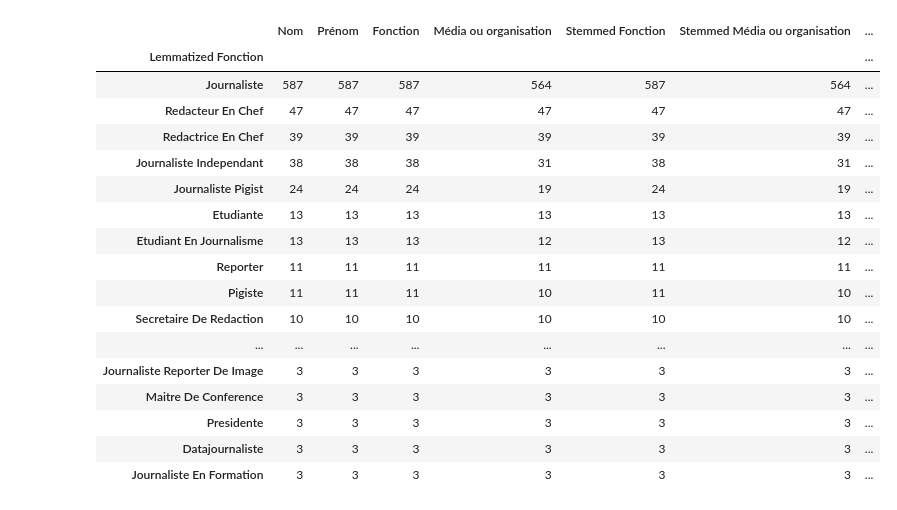
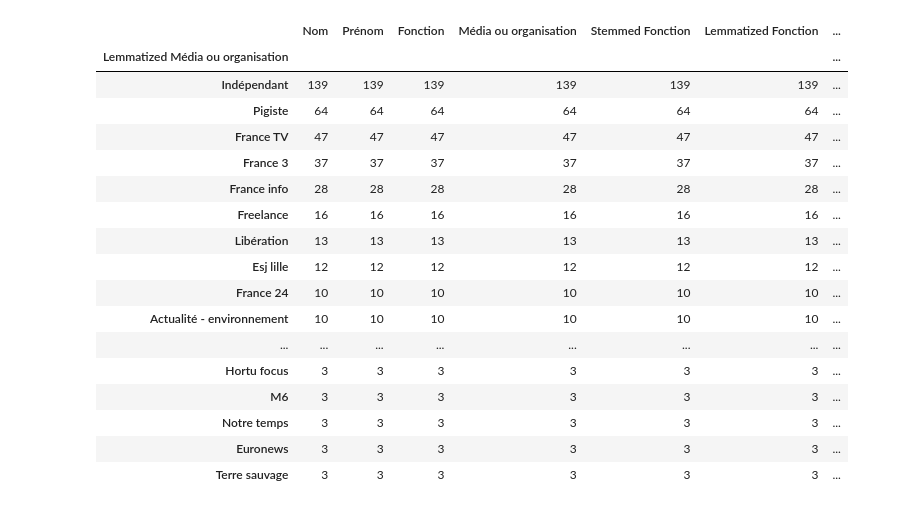
Before and after one commit to dataforgoodfr/quotaclimat, a Jupyter notebook: notebooks/nlp_charte_journalisme.ipynb, the cells around one changed output. Cells and saved outputs as stored; diff of their text form; code cells hidden in the pictures.

```diff
--- a/notebooks/nlp_charte_journalisme.ipynb
+++ b/notebooks/nlp_charte_journalisme.ipynb
@@ -51,6 +45,6 @@ Name: Fonction, dtype: int64
 # %%
 def apply_stemmer(df, column_name) -> pd.DataFrame:
-    '''
+    """
     Apply a Porter Stemmer to the given column of a dataframe.
 
     Parameters
@@ -63,25 +57,25 @@ def apply_stemmer(df, column_name) -> pd.DataFrame:
     Returns
     -------
     The entire dataframe, with the new column.
-    '''
+    """
     # New column name
     new_column_name = f"Stemmed {column_name}"
     # Unidecode to remove accent
-    df[new_column_name] = [unidecode(sentence) if pd.notna(sentence) \
-        else sentence for sentence in df[column_name]]
+    #df[new_column_name] = [unidecode(sentence) if pd.notna(sentence) \
+    #    else sentence for sentence in df[column_name]]
     # Apply porter stemmer
     ps = FrenchStemmer()
-    df[new_column_name] = [[ps.stem(token).capitalize() for token in sentence.split(" ")] \
-        if pd.notna(sentence) else sentence for sentence in df[new_column_name]]
+    df[new_column_name] = [[ps.stem(token) for token in sentence.split(" ")] \
+        if pd.notna(sentence) else sentence for sentence in df[column_name]]
     # Join stemmed words
-    df[new_column_name] = [" ".join(sentence) \
+    df[new_column_name] = [" ".join(sentence).capitalize() \
         if type(sentence) == list else sentence for sentence in df[new_column_name]]
 
     return df
 
 
 def apply_lemmatizer(df, column_name) -> pd.DataFrame:
-    '''
+    """
     Lemmatize the given column of a dataframe.
 
     Parameters
@@ -94,23 +88,28 @@ def apply_lemmatizer(df, column_name) -> pd.DataFrame:
     Returns
     -------
     The entire dataframe, with the new column.
-    '''
+    """
     # New column name
     new_column_name = f"Lemmatized {column_name}"
-    # Unidecode to remove accent
-    df[new_column_name] = [unidecode(sentence) if pd.notna(sentence) \
-        else sentence for sentence in df[column_name]]
+
     # Apply porter stemmer
-    df[new_column_name] = [[token.lemma_.capitalize() for token in nlp(sentence)] \
-        if pd.notna(sentence) else sentence for sentence in df[new_column_name]]
+    df[new_column_name] = [[token.lemma_ for token in nlp(sentence)] \
+        if pd.notna(sentence) else sentence for sentence in df[column_name]]
     # Join stemmed words
-    df[new_column_name] = [" ".join(sentence) \
+    df[new_column_name] = [" ".join(sentence).capitalize() \
         if type(sentence) == list else sentence for sentence in df[new_column_name]]
+
+    # Clean media with REGEX
+    df[new_column_name] = df[new_column_name] \
+        .str.replace(r"[Ff]rance.?3.*", "France 3") \
+        .str.replace(r"[Ff]rance.?télévisions?|[Ff]rance.?[Tt][Vv].?", "France TV") \
+        .str.replace(r"[Ff]rance.?info.*", "France info") \
+        .str.replace(r".*[Ii]nd[ée]pend.*", "Indépendant")
 
     return df
 
 for name in ["Fonction", "Média ou organisation"]:
     df_signing = apply_stemmer(df_signing, column_name=name)
     df_signing = apply_lemmatizer(df_signing, column_name=name)
-df_signing.head(25)
+df_signing.head()
 # %% [output]
@@ -134,13 +132,11 @@ df_signing.head(25)
 # %%
-def check_unique_values(df, column_names):
-    for name in column_names:
-        print(f"Number of unique values in {name}:", len(df[name].unique()))
-
 column_to_check = [
     "Stemmed Fonction", "Lemmatized Fonction",
     "Stemmed Média ou organisation", "Lemmatized Média ou organisation"
 ]
 check_unique_values(df_signing, column_to_check)
 
-df_signing.groupby("Lemmatized Fonction").count().sort_values("Nom", ascending=False).head(50)
+df_signing.groupby("Lemmatized Média ou organisation").count().sort_values("Nom", ascending=False).head(50)
+
+#df_signing['Lemmatized Média ou organisation'].value_counts()
 # %% [output]
@@ -151,21 +147,21 @@ Number of unique values in Lemmatized Média ou organisation: 888
-|  | Nom | Prénom | Fonction | Média ou organisation | Stemmed Fonction | Stemmed Média ou organisation | ... |
-| Lemmatized Fonction |  |  |  |  |  |  | ... |
-| Journaliste | 587 | 587 | 587 | 564 | 587 | 564 | ... |
-| Redacteur En Chef | 47 | 47 | 47 | 47 | 47 | 47 | ... |
-| Redactrice En Chef | 39 | 39 | 39 | 39 | 39 | 39 | ... |
-| Journaliste Independant | 38 | 38 | 38 | 31 | 38 | 31 | ... |
-| Journaliste Pigist | 24 | 24 | 24 | 19 | 24 | 19 | ... |
-| Etudiante | 13 | 13 | 13 | 13 | 13 | 13 | ... |
-| Etudiant En Journalisme | 13 | 13 | 13 | 12 | 13 | 12 | ... |
-| Reporter | 11 | 11 | 11 | 11 | 11 | 11 | ... |
-| Pigiste | 11 | 11 | 11 | 10 | 11 | 10 | ... |
-| Secretaire De Redaction | 10 | 10 | 10 | 10 | 10 | 10 | ... |
+|  | Nom | Prénom | Fonction | Média ou organisation | Stemmed Fonction | Lemmatized Fonction | ... |
+| Lemmatized Média ou organisation |  |  |  |  |  |  | ... |
+| Indépendant | 139 | 139 | 139 | 139 | 139 | 139 | ... |
+| Pigiste | 64 | 64 | 64 | 64 | 64 | 64 | ... |
+| France TV | 47 | 47 | 47 | 47 | 47 | 47 | ... |
+| France 3 | 37 | 37 | 37 | 37 | 37 | 37 | ... |
+| France info | 28 | 28 | 28 | 28 | 28 | 28 | ... |
+| Freelance | 16 | 16 | 16 | 16 | 16 | 16 | ... |
+| Libération | 13 | 13 | 13 | 13 | 13 | 13 | ... |
+| Esj lille | 12 | 12 | 12 | 12 | 12 | 12 | ... |
+| France 24 | 10 | 10 | 10 | 10 | 10 | 10 | ... |
+| Actualité - environnement | 10 | 10 | 10 | 10 | 10 | 10 | ... |
 | ... | ... | ... | ... | ... | ... | ... | ... |
-| Journaliste Reporter De Image | 3 | 3 | 3 | 3 | 3 | 3 | ... |
-| Maitre De Conference | 3 | 3 | 3 | 3 | 3 | 3 | ... |
-| Presidente | 3 | 3 | 3 | 3 | 3 | 3 | ... |
-| Datajournaliste | 3 | 3 | 3 | 3 | 3 | 3 | ... |
-| Journaliste En Formation | 3 | 3 | 3 | 3 | 3 | 3 | ... |
+| Hortu focus | 3 | 3 | 3 | 3 | 3 | 3 | ... |
+| M6 | 3 | 3 | 3 | 3 | 3 | 3 | ... |
+| Notre temps | 3 | 3 | 3 | 3 | 3 | 3 | ... |
+| Euronews | 3 | 3 | 3 | 3 | 3 | 3 | ... |
+| Terre sauvage | 3 | 3 | 3 | 3 | 3 | 3 | ... |
 # %%
 import plotly.express as px
 
```
Also changed, not shown: parts of 10 cells of this notebook.
